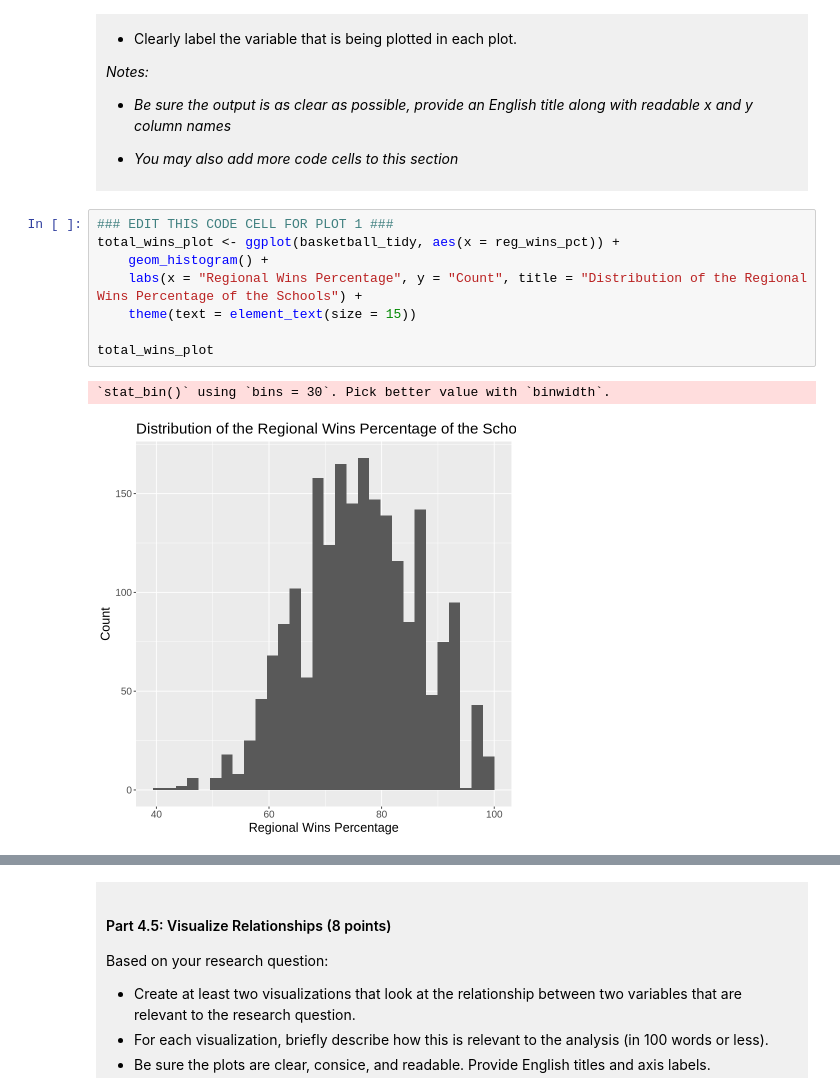
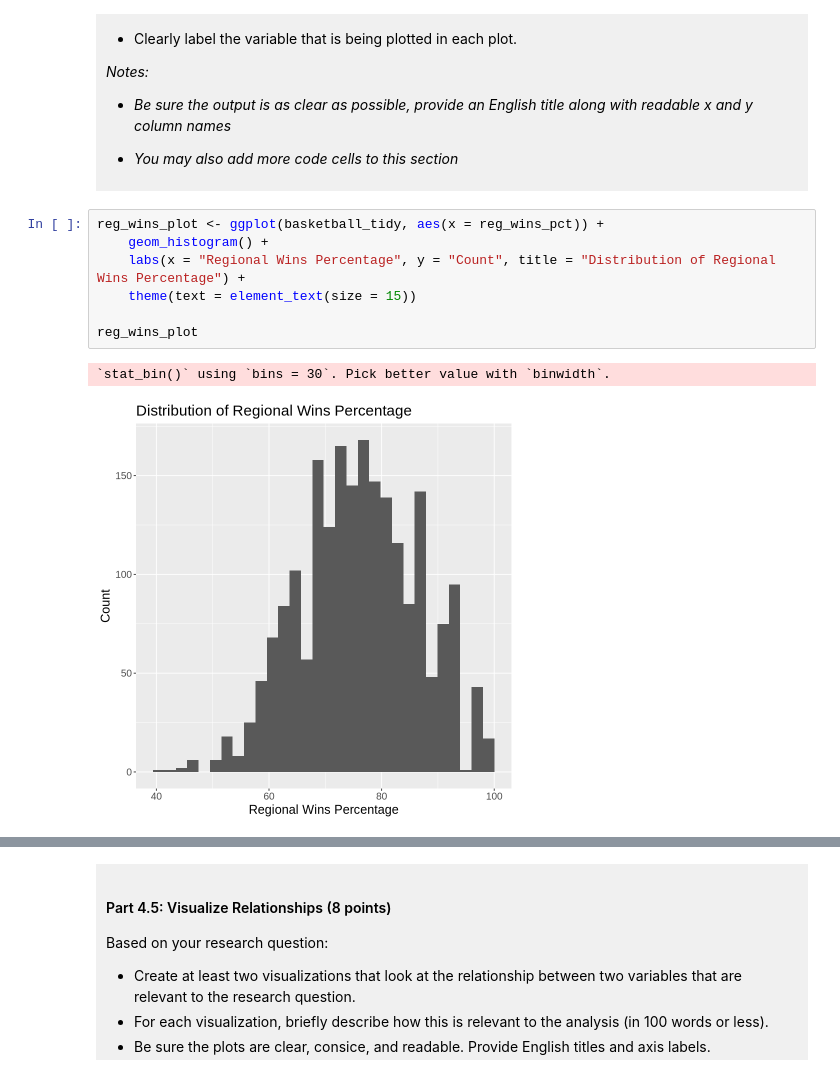
Before and after one commit to cliupatra/dsci-100-project-alexis-liu, a Jupyter notebook: dsci-100-project-notebook.ipynb, the cells around one changed output, grey strips where cells are left out. Drawn from its saved outputs; the diff is of its cells as text.

```diff
--- a/dsci-100-project-notebook.ipynb
+++ b/dsci-100-project-notebook.ipynb
@@ -352,14 +354,13 @@ A tibble: 8 × 2
 
 </div>
 # %%
-### EDIT THIS CODE CELL FOR PLOT 1 ###
-total_wins_plot <- ggplot(basketball_tidy, aes(x = reg_wins_pct)) +
+reg_wins_plot <- ggplot(basketball_tidy, aes(x = reg_wins_pct)) +
     geom_histogram() +
-    labs(x = "Regional Wins Percentage", y = "Count", title = "Distribution of the Regional Wins Percentage of the Schools") +
+    labs(x = "Regional Wins Percentage", y = "Count", title = "Distribution of Regional Wins Percentage") +
     theme(text = element_text(size = 15))
 
-total_wins_plot
+reg_wins_plot
 # %% [output]
 `stat_bin()` using `bins = 30`. Pick better value with `binwidth`.
-[figure, old version]
+[figure, new version]
 # %%
```
Also changed, not shown: parts of 5 cells of this notebook.
